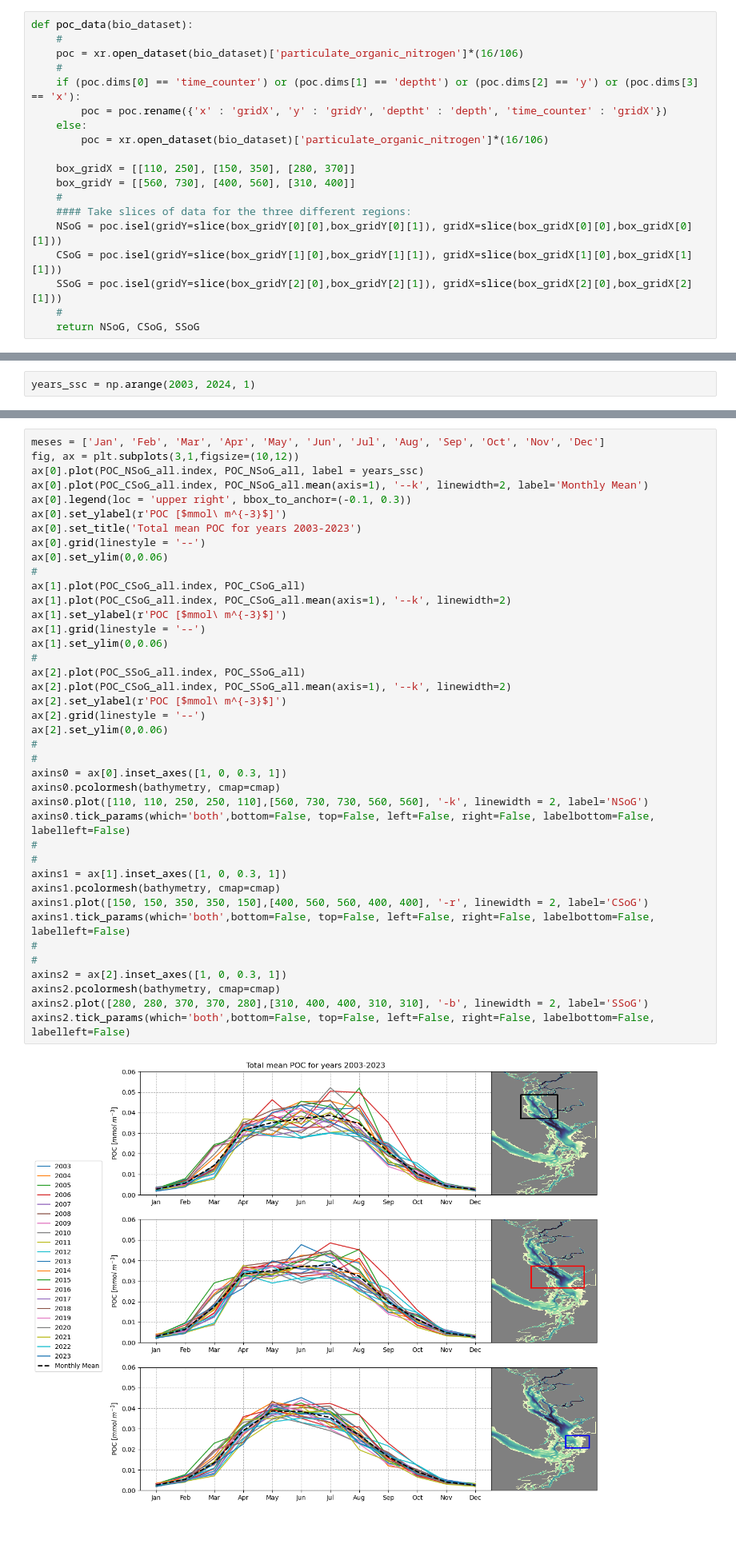
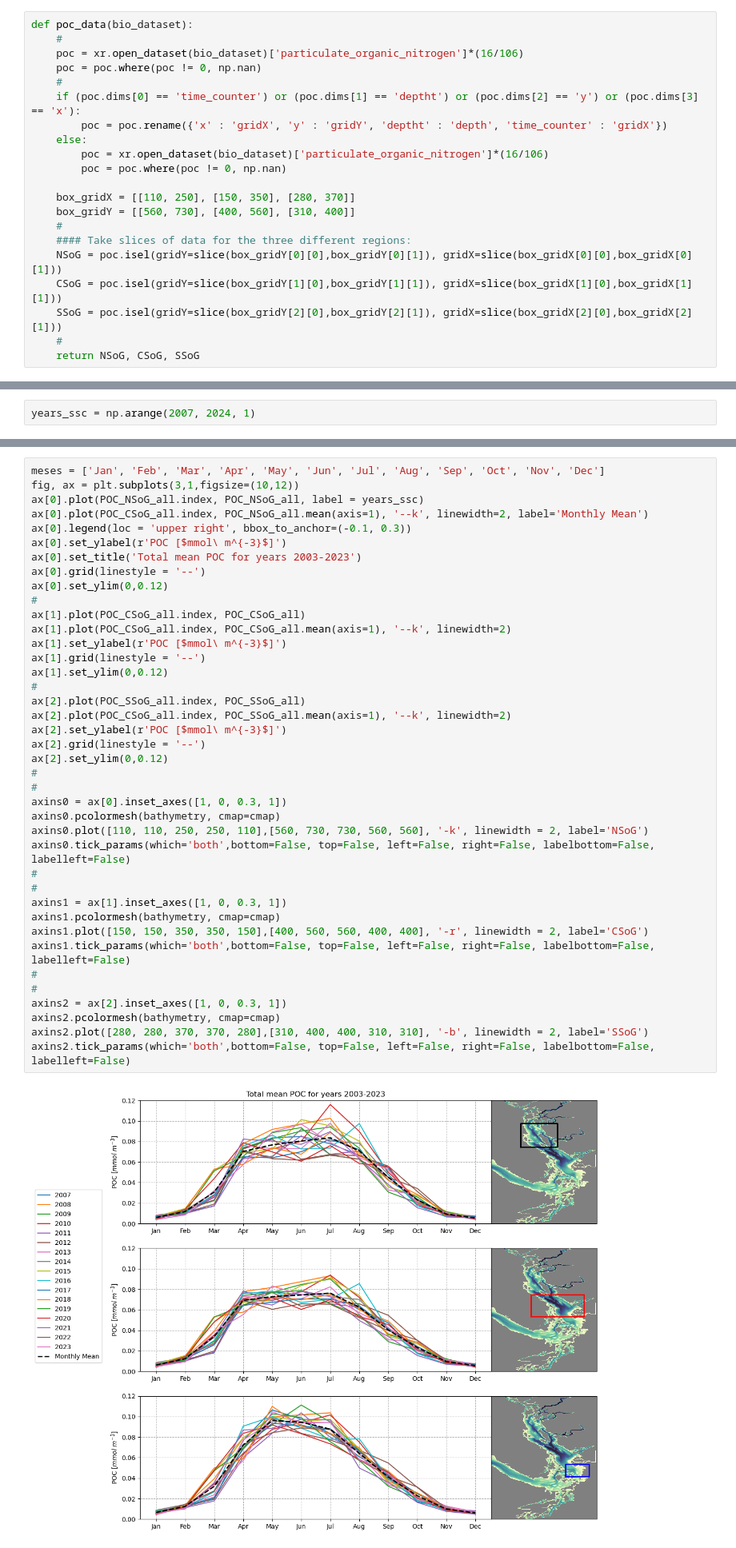
Before and after one commit to SalishSeaCast/analysis-vicente, a Jupyter notebook: Ocean_Parcels/drafts/POC_parameters.ipynb, the cells around one changed output, grey strips where cells are left out. Shown at 80% size. Drawn from its saved outputs; the diff is of its cells as text.

```diff
--- a/Ocean_Parcels/drafts/POC_parameters.ipynb
+++ b/Ocean_Parcels/drafts/POC_parameters.ipynb
@@ -295,11 +287,13 @@ Here I want to extract different regions from the Salish Sea to compare POC valu
 def poc_data(bio_dataset):
     #
     poc = xr.open_dataset(bio_dataset)['particulate_organic_nitrogen']*(16/106)
+    poc = poc.where(poc != 0, np.nan)
     #
     if (poc.dims[0] == 'time_counter') or (poc.dims[1] == 'deptht') or (poc.dims[2] == 'y') or (poc.dims[3] == 'x'):
         poc = poc.rename({'x' : 'gridX', 'y' : 'gridY', 'deptht' : 'depth', 'time_counter' : 'gridX'})
     else:
         poc = xr.open_dataset(bio_dataset)['particulate_organic_nitrogen']*(16/106)
+        poc = poc.where(poc != 0, np.nan)
 
     box_gridX = [[110, 250], [150, 350], [280, 370]]
     box_gridY = [[560, 730], [400, 560], [310, 400]]
@@ -439,7 +433,7 @@ axins.tick_params(which='both',bottom=False, top=False, left=False, right=False,
 # %% [markdown]
 Now, for all the years in the Salish Sea Cast Model:
 # %%
-years_ssc = np.arange(2003, 2024, 1)
+years_ssc = np.arange(2007, 2024, 1)
 # %%
 # Create pandas dataframes for easier manipulation an visualization of the data
 POC_NSoG_all = pd.DataFrame(columns = years_ssc, index = meses)
@@ -468,37 +462,37 @@ ax[0].legend(loc = 'upper right', bbox_to_anchor=(-0.1, 0.3))
 ax[0].set_ylabel(r'POC [$mmol\ m^{-3}$]')
 ax[0].set_title('Total mean POC for years 2003-2023')
 ax[0].grid(linestyle = '--')
-ax[0].set_ylim(0,0.06)
+ax[0].set_ylim(0,0.12)
 #
 ax[1].plot(POC_CSoG_all.index, POC_CSoG_all)
 ax[1].plot(POC_CSoG_all.index, POC_CSoG_all.mean(axis=1), '--k', linewidth=2)
 ax[1].set_ylabel(r'POC [$mmol\ m^{-3}$]')
 ax[1].grid(linestyle = '--')
-ax[1].set_ylim(0,0.06)
+ax[1].set_ylim(0,0.12)
 #
 ax[2].plot(POC_SSoG_all.index, POC_SSoG_all)
 ax[2].plot(POC_CSoG_all.index, POC_SSoG_all.mean(axis=1), '--k', linewidth=2)
 ax[2].set_ylabel(r'POC [$mmol\ m^{-3}$]')
 ax[2].grid(linestyle = '--')
-ax[2].set_ylim(0,0.06)
+ax[2].set_ylim(0,0.12)
 #
 #
 axins0 = ax[0].inset_axes([1, 0, 0.3, 1])
 axins0.pcolormesh(bathymetry, cmap=cmap)
 axins0.plot([110, 110, 250, 250, 110],[560, 730, 730, 560, 560], '-k', linewidth = 2, label='NSoG')
 axins0.tick_params(which='both',bottom=False, top=False, left=False, right=False, labelbottom=False, labelleft=False)
 #
 #
 axins1 = ax[1].inset_axes([1, 0, 0.3, 1])
 axins1.pcolormesh(bathymetry, cmap=cmap)
 axins1.plot([150, 150, 350, 350, 150],[400, 560, 560, 400, 400], '-r', linewidth = 2, label='CSoG')
 axins1.tick_params(which='both',bottom=False, top=False, left=False, right=False, labelbottom=False, labelleft=False)
 #
 #
 axins2 = ax[2].inset_axes([1, 0, 0.3, 1])
 axins2.pcolormesh(bathymetry, cmap=cmap)
 axins2.plot([280, 280, 370, 370, 280],[310, 400, 400, 310, 310], '-b', linewidth = 2, label='SSoG')
 axins2.tick_params(which='both',bottom=False, top=False, left=False, right=False, labelbottom=False, labelleft=False)
 # %% [output]
-[figure, old version]
+[figure, new version]
 # %%
```
Also changed, not shown: parts of 37 cells of this notebook, 1 other file.
